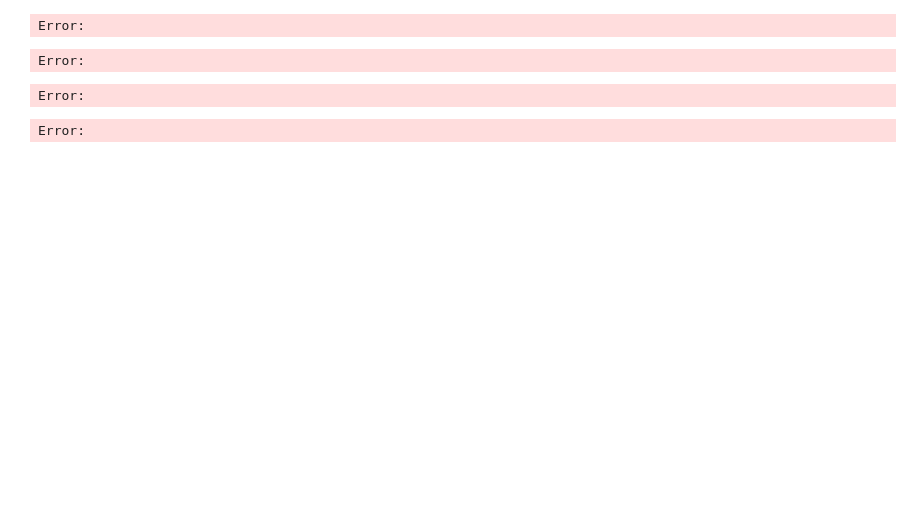
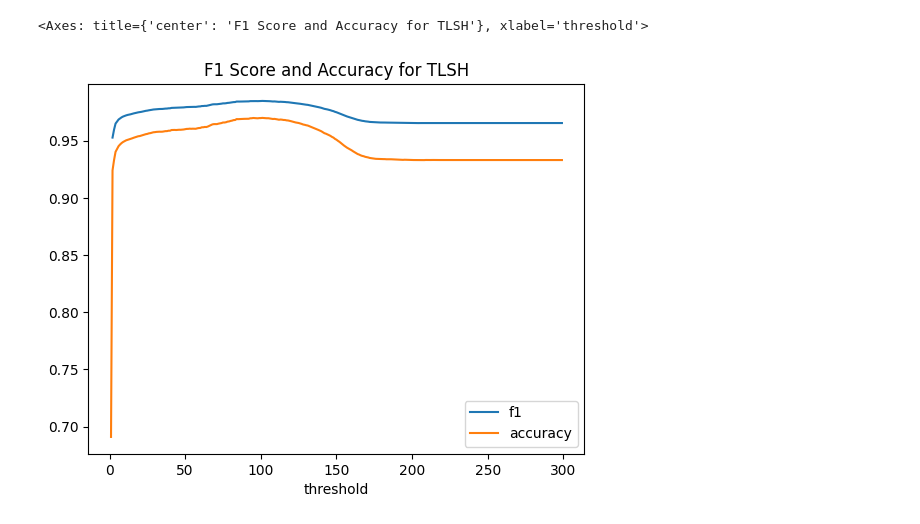
Before and after one commit to edizeqiri/obstkorb, a Jupyter notebook: Analysis/Malware.ipynb, the cells around one changed output. Cells and saved outputs as stored; diff of their text form; code cells hidden in the pictures; blank space fills up the shorter version.

Commit message:
miniHPC experiments

```diff
--- a/Analysis/Malware.ipynb
+++ b/Analysis/Malware.ipynb
@@ -367,4 +178,12 @@ Error:
 # %%
-p = results_tlsh.loc[results_tlsh.groupby("TLSH 1")["Diff Score"].idxmin()]
-(p["Family 1"] == p["Family 2"]).value_counts()
+# load a csv from a path into the variable tlsh_best
+tlsh_best = pd.read_csv("../miniHPC/tlsh_results.csv")
+strings_best = pd.read_csv("../miniHPC/strings_results.csv")
+
+# drop all entries where the score is 0
+tlsh_best = tlsh_best[tlsh_best["Diff Score"] != 0]
+strings_best = strings_best[strings_best["Diff Score"] != 0]
+
+tlsh_right = (tlsh_best["Family 1"] == tlsh_best["Family 2"]).value_counts()
+print(f'TLSH got so many right: {tlsh_right}, {tlsh_right / len(tlsh_best)} \n Strings got so many right: {(strings_best["Family 1"] == strings_best["Family 2"]).value_counts()}, {(strings_best["Family 1"] == strings_best["Family 2"]).value_counts() / len(strings_best)}')
 # %% [output]
@@ -409,9 +221,8 @@ Error:
 # %%
-def tlsh_thresh(s, by="TLSH 1"):
-    s = s.loc[s.groupby(by)["Diff Score"].idxmin()]
+def tlsh_thresh(df_best):
     ssdeep_th = pd.DataFrame(columns=["threshold", "true_positive_rate", "false_positive_rate"])
-    comp_to_sci = s[s["Scicore 1"] == False]
-    compt_to_malware = s[s["Scicore 2"] == True]
+    comp_to_sci = df_best[df_best["Scicore 1"] == False]
+    compt_to_malware = df_best[df_best["Scicore 2"] == True]
     for i in range (0,300,1):
 
         sci_th = comp_to_sci[comp_to_sci["Diff Score"] < i]
@@ -428,7 +239,7 @@ def tlsh_thresh(s, by="TLSH 1"):
         # Append results to DataFrame
         ssdeep_th.loc[i] = [i, TPR, FPR]
     return ssdeep_th
-p = tlsh_thresh(tlsh_comb_chunked(filtered_df, chunk_size=100))
-s = tlsh_thresh(strings_comb_chunked(filtered_df, chunk_size=100), by="strings 1")
+p = tlsh_thresh(tlsh_best)
+s = tlsh_thresh(strings_best)
 s
 # %% [output]
@@ -456,74 +279,29 @@ Error:
 # %%
-def tlsh_f1(s, by="TLSH 1"):
-    s = s.loc[s.groupby(by)["Diff Score"].idxmin()]
+def tlsh_f1(s):
     ssdeep_th = pd.DataFrame(columns=["threshold", "f1", "accuracy"])
     comp_to_sci = s[s["Scicore 1"] == False]
     compt_to_malware = s[s["Scicore 2"] == True]
     for i in range (1,300,1):
 
         sci_th = comp_to_sci[comp_to_sci["Diff Score"] < i]
         mal_th = compt_to_malware[compt_to_malware["Diff Score"] < i]
         f_th = compt_to_malware[compt_to_malware["Diff Score"] >= i]
 
         TP = (sci_th["Family 1"] == sci_th["Family 2"]).sum()
         FP = (sci_th["Family 1"] != sci_th["Family 2"]).sum()
         FN = (f_th["Family 1"] != f_th["Family 2"]).sum()
         TN = (f_th["Family 1"] == f_th["Family 2"]).sum()
 
         precision = TP / (TP + FP) if TP + FP != 0 else 0
         recall = TP / (TP + FN) if TP + TN != 0 else 0
 
         f1 = (2 * precision * recall) / (precision + recall)
         accuracy = (TP + TN) / (TP + FP + FN + TN)
         # Append results to DataFrame
         ssdeep_th.loc[i] = [i, f1, accuracy]
     return ssdeep_th
-f = tlsh_f1(tlsh_comb_chunked(filtered_df, chunk_size=100))
+f = tlsh_f1(tlsh_best)
 f.plot(x="threshold", y=["f1","accuracy"],title="F1 Score and Accuracy for TLSH")
 # %% [output]
-Error:
+<Axes: title={'center': 'F1 Score and Accuracy for TLSH'}, xlabel='threshold'>
+[figure, added]
-# %%
-def ssdeep_comb_chunked(df, chunk_size=100):
-    # Function to process a chunk of combinations
-    def process_chunk_ssdeep(chunk):
-        results = []
-        for row1, row2 in combinations(chunk.itertuples(index=False), 2):
-            try:
-                diff_score = ssdeep.compare(row1.ssdeep, row2.ssdeep)
-                if diff_score == 0:
-                    results.append((row1.family, "No Match", row1.scicore, row2.scicore, row1.ssdeep, row2.ssdeep, diff_score))
-                else:
-                    results.append((row1.family, row2.family, row1.scicore, row2.scicore, row1.ssdeep, row2.ssdeep, diff_score))
-            except Exception as e:
-                print(f"Error processing row: {e}")
-                continue
-        return results
-    #df['ssdeep'] = df['ssdeep'].apply(lambda x: x['ssdeep'] if 'ssdeep' in x and isinstance(x, dict) else x)
-    # Initialize an empty list to store all results
-    all_results = []
-
-    # Iterate over the DataFrame in chunks
-    for start in range(0, len(df), chunk_size):
-        end = start + chunk_size
-        chunk = df.iloc[start:end]
-        all_results.extend(process_chunk_ssdeep(chunk))
-
-    # Convert all results to DataFrame
-    results_df = pd.DataFrame(all_results, columns=['Family 1', 'Family 2', 'Scicore 1', 'Scicore 2', 'ssdeep 1', 'ssdeep 2', 'Diff Score'])
-
-    return results_df
-
-# Usage
-# Replace 'your_dataframe' with your actual DataFrame variable
-results_ssdeep = ssdeep_comb_chunked(filtered_df, chunk_size=100)
-results_ssdeep
-# %% [output]
-Error:
-# %%
-results_ssdeep[results_ssdeep["Family 1"] == "Predator the Thief"]["Diff Score"].idxmax()
-# %% [output]
-Error:
-# %%
-results_ssdeep.iloc[4202845]
-# %% [output]
-Error:
```
Also changed, not shown: parts of 41 cells of this notebook, 12 other files.
